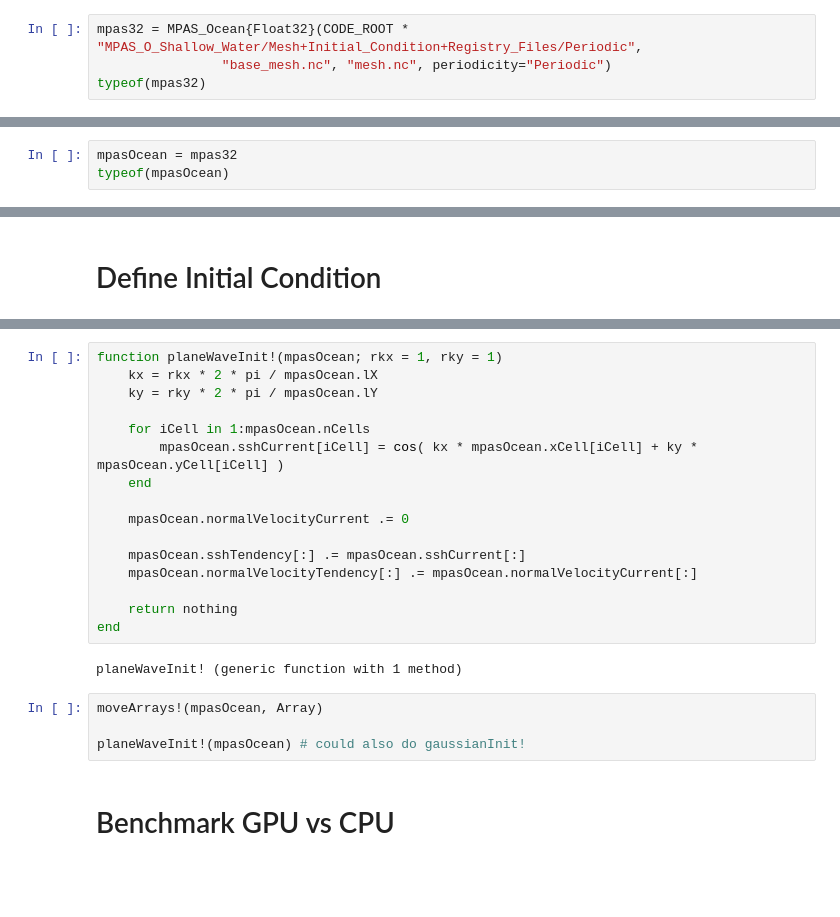
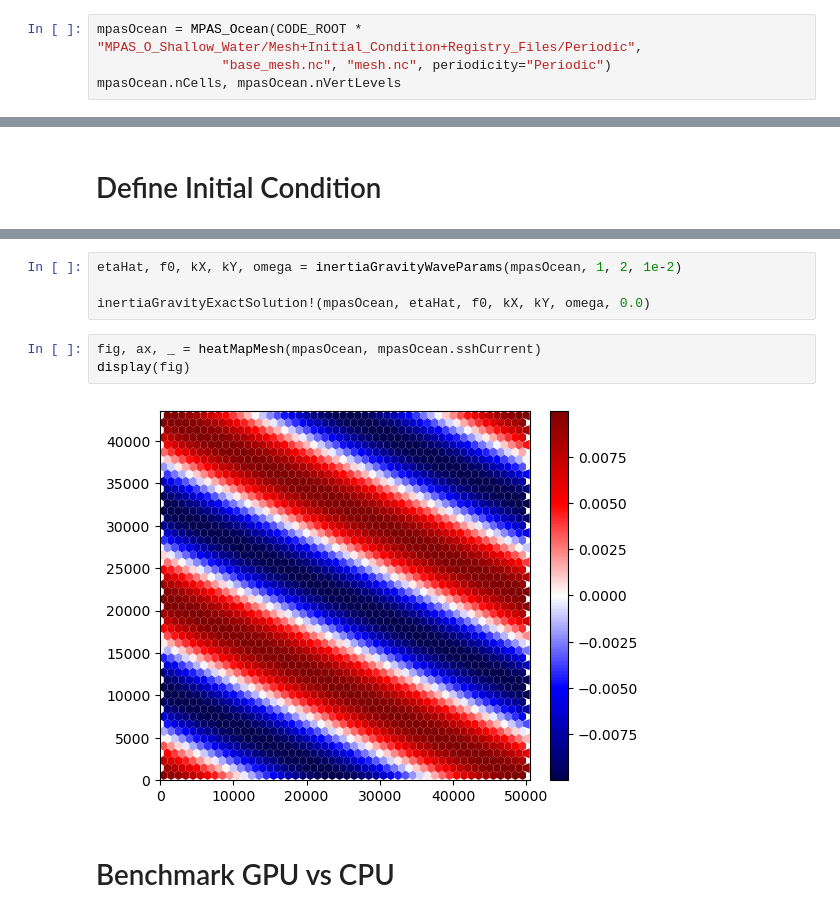
Before and after one commit to robertstrauss/MPAS_Ocean_Julia, a Jupyter notebook: CUDABenchmarks.ipynb, the cells around one changed output, grey strips where cells are left out. Drawn from its saved outputs; the diff is of its cells as text; blank space fills up the shorter version.

Commit message:
revived GPU CUDA version, re did plots and tests

```diff
--- a/CUDABenchmarks.ipynb
+++ b/CUDABenchmarks.ipynb
@@ -17,7 +20,7 @@ LoadError: CUDA error (code 999, CUDA_ERROR_UNKNOWN)
 # %% [markdown]
 # Load Mesh From File
 # %%
-mpas32 = MPAS_Ocean{Float32}(CODE_ROOT * "MPAS_O_Shallow_Water/Mesh+Initial_Condition+Registry_Files/Periodic",
+mpasOcean = MPAS_Ocean(CODE_ROOT * "MPAS_O_Shallow_Water/Mesh+Initial_Condition+Registry_Files/Periodic",
                 "base_mesh.nc", "mesh.nc", periodicity="Periodic")
-typeof(mpas32)
+mpasOcean.nCells, mpasOcean.nVertLevels
 # %% [output]
@@ -31,3 +27,0 @@ MPAS_Ocean{Float32}
-# %%
-mpasOcean = mpas32
-typeof(mpasOcean)
@@ -56,25 +35,12 @@ gaussianInit! (generic function with 1 method)
-# %%
-function planeWaveInit!(mpasOcean; rkx = 1, rky = 1)
-    kx = rkx * 2 * pi / mpasOcean.lX
-    ky = rky * 2 * pi / mpasOcean.lY
-
-    for iCell in 1:mpasOcean.nCells
-        mpasOcean.sshCurrent[iCell] = cos( kx * mpasOcean.xCell[iCell] + ky * mpasOcean.yCell[iCell] )
-    end
-
-    mpasOcean.normalVelocityCurrent .= 0
-
-    mpasOcean.sshTendency[:] .= mpasOcean.sshCurrent[:]
-    mpasOcean.normalVelocityTendency[:] .= mpasOcean.normalVelocityCurrent[:]
-
-    return nothing
-end
-# %% [output]
-planeWaveInit! (generic function with 1 method)
 # %%
-moveArrays!(mpasOcean, Array)
+etaHat, f0, kX, kY, omega = inertiaGravityWaveParams(mpasOcean, 1, 2, 1e-2)
 
-planeWaveInit!(mpasOcean) # could also do gaussianInit!
+inertiaGravityExactSolution!(mpasOcean, etaHat, f0, kX, kY, omega, 0.0)
+# %%
+fig, ax, _ = heatMapMesh(mpasOcean, mpasOcean.sshCurrent)
+display(fig)
+# %% [output]
+[figure, added]
 # %% [markdown]
 # Benchmark GPU vs CPU
 # %%
```
Also changed, not shown: parts of 37 cells of this notebook, 23 other files.
